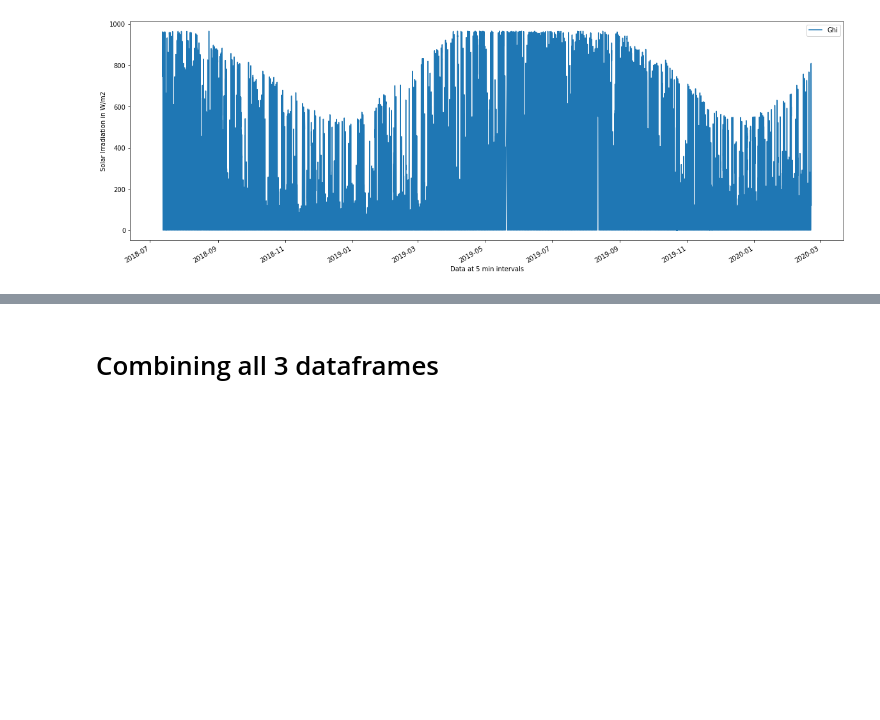
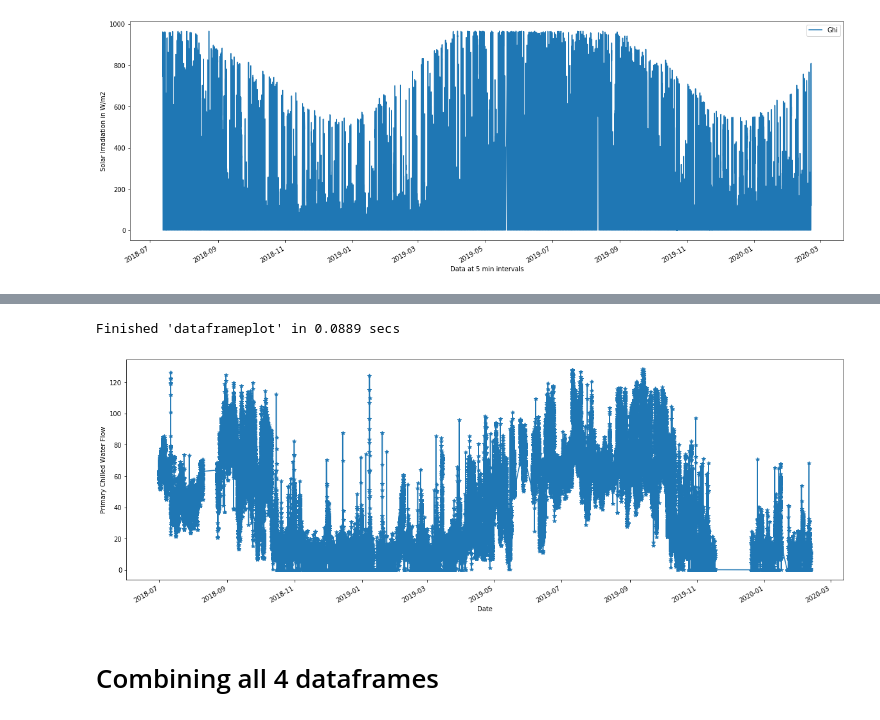
Before and after one commit to AvisekNaug/CDC2020, a Jupyter notebook: notebooks/Raw Data Processing.ipynb, the cells around one changed output, grey strips where cells are left out. Drawn from its saved outputs; the diff is of its cells as text; code cells hidden in the pictures; blank space fills up the shorter version.

```diff
--- a/notebooks/Raw Data Processing.ipynb
+++ b/notebooks/Raw Data Processing.ipynb
@@ -200,0 +249,6 @@ ghidf.to_pickle('../data/processed/ghi.pkl')
+# %%
+# Plot the df
+dp.dataframeplot(flow, ylabel='Primary Chilled Water Flow', xlabel='Date', style='-*')
+# %% [output]
+Finished 'dataframeplot' in 0.0889 secs
+[figure, added]
@@ -201,5 +258,5 @@ ghidf.to_pickle('../data/processed/ghi.pkl')
 # %% [markdown]
-# Combining all 3 dataframes
+# Combining all 4 dataframes
 # %%
 # read the pickled file for ahu data
 ahudata = dp.readfile('../data/processed/ahu1energy.pkl')
```
Also changed, not shown: parts of 10 cells of this notebook, 1 other file.
